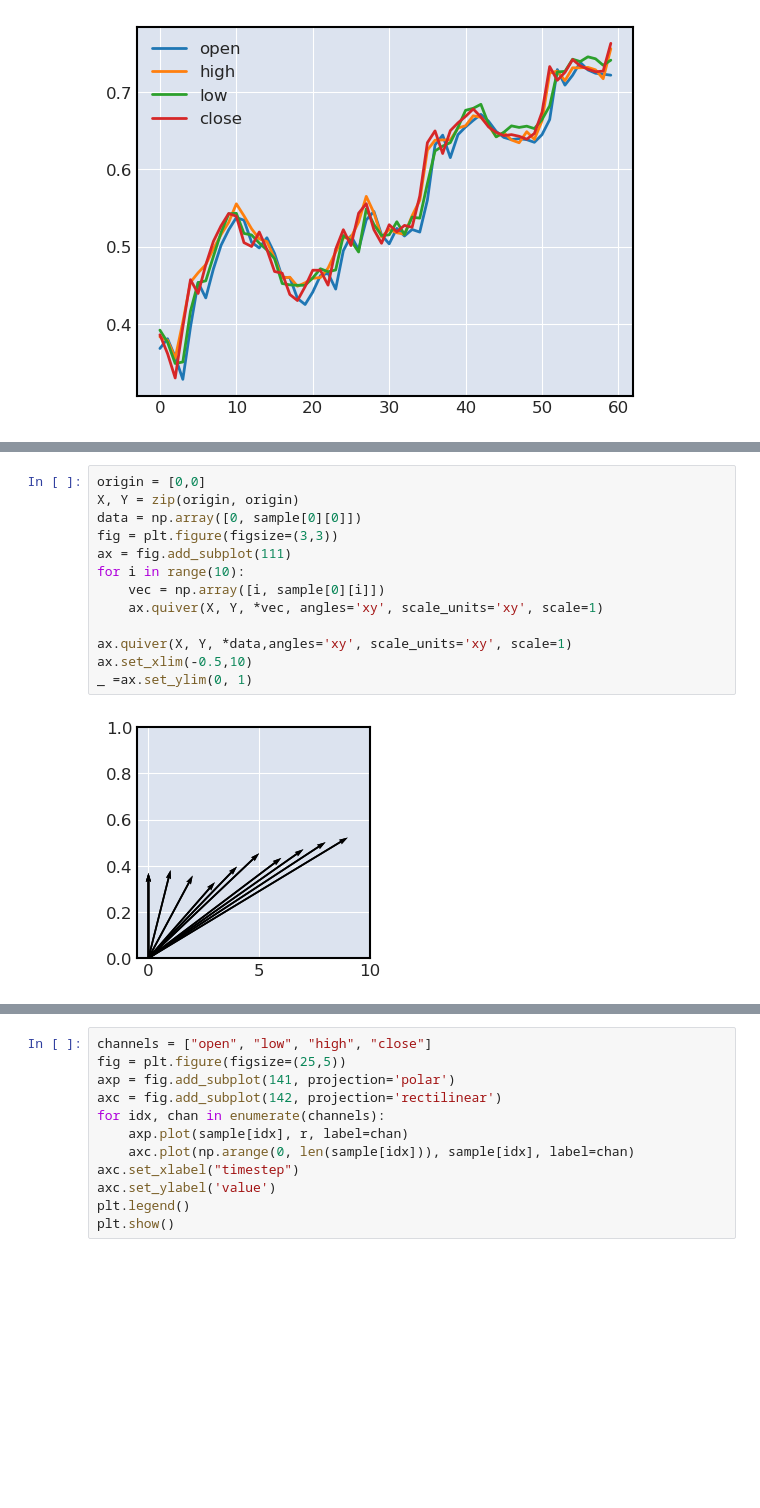
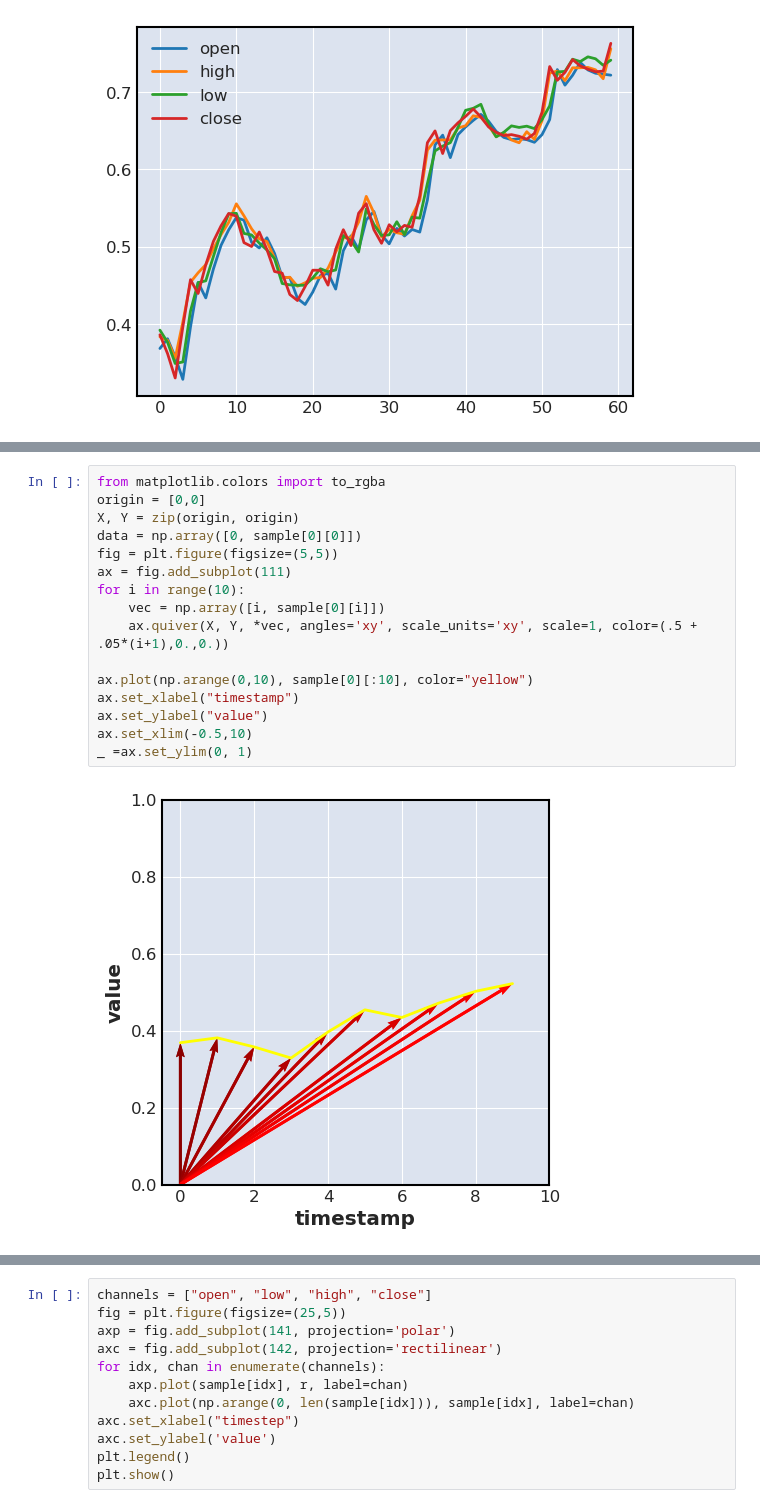
Before and after one commit to finn96/gramian-angular-fields-ohlc, a Jupyter notebook: gramian-angular-field-transform.ipynb, the cells around one changed output, grey strips where cells are left out. Saved outputs shown, nothing was run; the diff lists cells and outputs as text; blank space fills up the shorter version.

Commit message:
add plot of price along cartesian vector plot

```diff
--- a/gramian-angular-field-transform.ipynb
+++ b/gramian-angular-field-transform.ipynb
@@ -50,17 +52,20 @@ plt.legend()
 # %%
+from matplotlib.colors import to_rgba
 origin = [0,0]
 X, Y = zip(origin, origin)
 data = np.array([0, sample[0][0]])
-fig = plt.figure(figsize=(3,3))
+fig = plt.figure(figsize=(5,5))
 ax = fig.add_subplot(111)
 for i in range(10):
     vec = np.array([i, sample[0][i]])
-    ax.quiver(X, Y, *vec, angles='xy', scale_units='xy', scale=1)
+    ax.quiver(X, Y, *vec, angles='xy', scale_units='xy', scale=1, color=(.5 + .05*(i+1),0.,0.))
 
-ax.quiver(X, Y, *data,angles='xy', scale_units='xy', scale=1)
+ax.plot(np.arange(0,10), sample[0][:10], color="yellow")
+ax.set_xlabel("timestamp")
+ax.set_ylabel("value")
 ax.set_xlim(-0.5,10)
 _ =ax.set_ylim(0, 1)
 # %% [output]
-[figure, old version]
+[figure, new version]
 # %%
 polar_sample = np.arccos(sample.T).T
```
Also changed, not shown: parts of 2 cells of this notebook.
